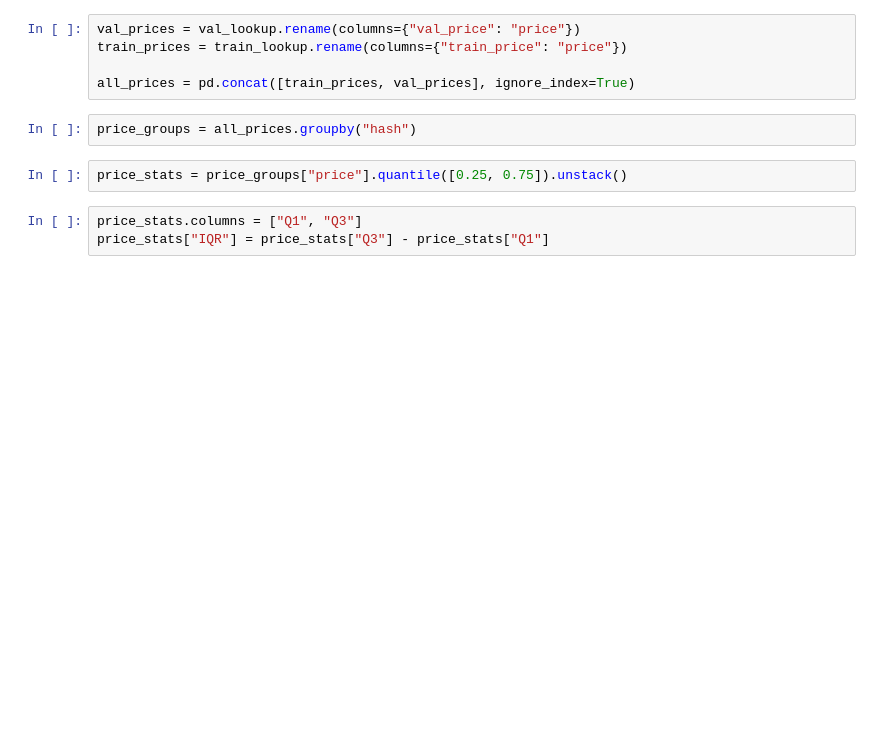
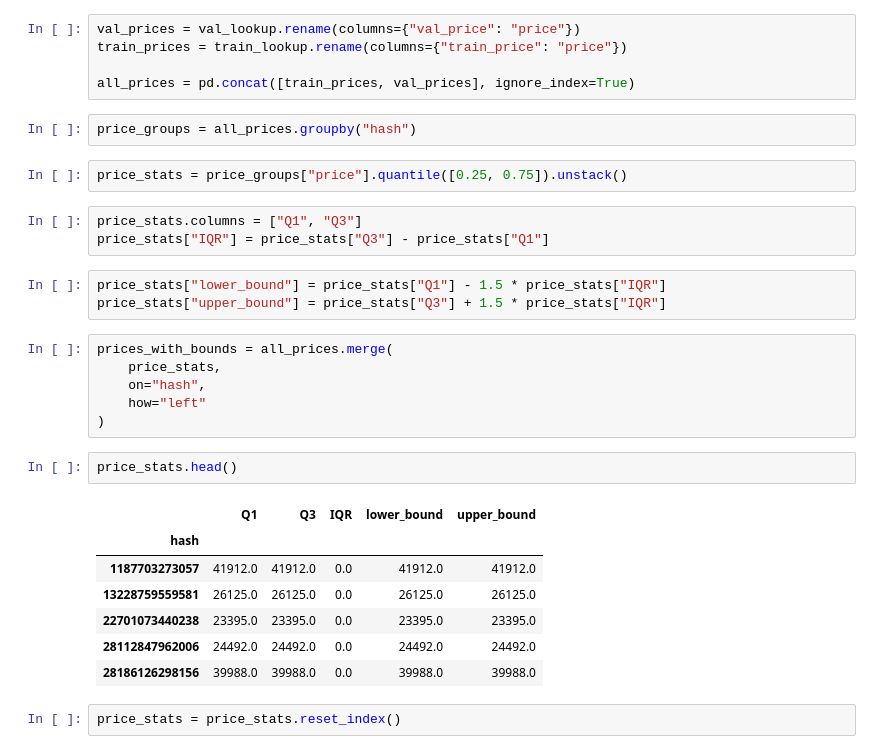
Before and after one commit to CaseyKiiza2026/vehicle-valuation-platform, a Jupyter notebook: notebooks/other_model.ipynb, the cells around one changed output. Saved outputs shown, nothing was run; the diff lists cells and outputs as text; blank space fills up the shorter version.

```diff
--- a/notebooks/other_model.ipynb
+++ b/notebooks/other_model.ipynb
@@ -289,3 +289,24 @@ price_stats = price_groups["price"].quantile([0.25, 0.75]).unstack()
 # %%
 price_stats.columns = ["Q1", "Q3"]
 price_stats["IQR"] = price_stats["Q3"] - price_stats["Q1"]
+# %%
+price_stats["lower_bound"] = price_stats["Q1"] - 1.5 * price_stats["IQR"]
+price_stats["upper_bound"] = price_stats["Q3"] + 1.5 * price_stats["IQR"]
+# %%
+prices_with_bounds = all_prices.merge(
+    price_stats,
+    on="hash",
+    how="left"
+)
+# %%
+price_stats.head()
+# %% [output]
+|  | Q1 | Q3 | IQR | lower_bound | upper_bound |
+| hash |  |  |  |  |  |
+| 1187703273057 | 41912.0 | 41912.0 | 0.0 | 41912.0 | 41912.0 |
+| 13228759559581 | 26125.0 | 26125.0 | 0.0 | 26125.0 | 26125.0 |
+| 22701073440238 | 23395.0 | 23395.0 | 0.0 | 23395.0 | 23395.0 |
+| 28112847962006 | 24492.0 | 24492.0 | 0.0 | 24492.0 | 24492.0 |
+| 28186126298156 | 39988.0 | 39988.0 | 0.0 | 39988.0 | 39988.0 |
+# %%
+price_stats = price_stats.reset_index()
```
Also changed, not shown: parts of 12 cells of this notebook.
